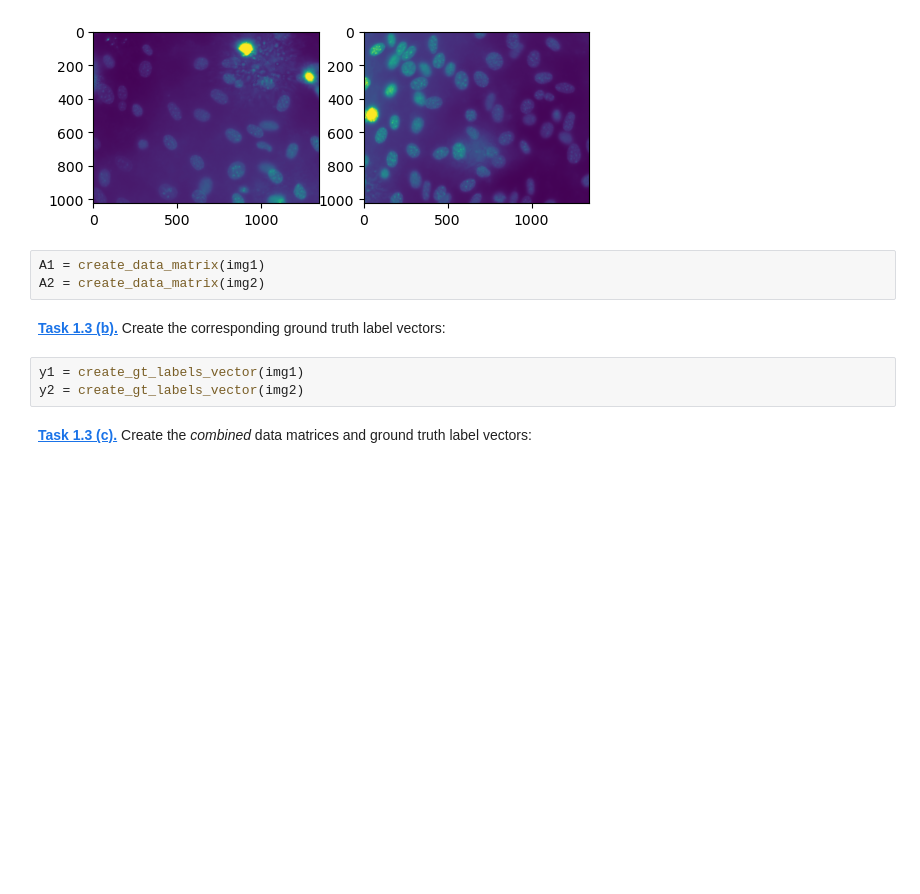
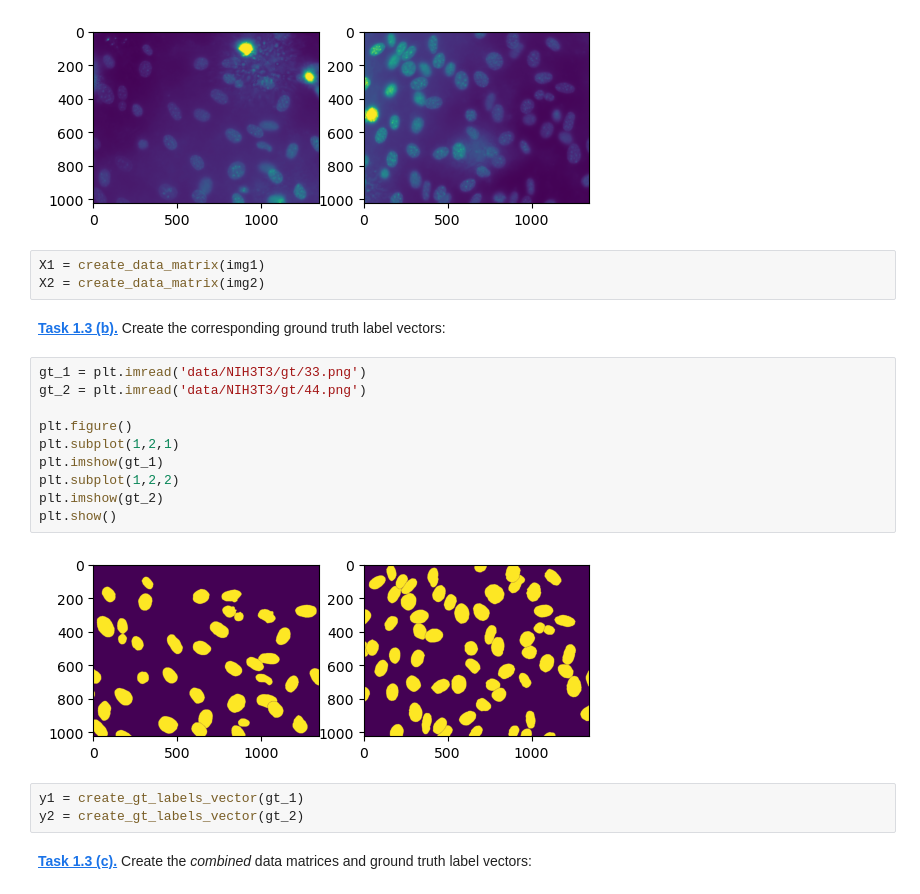
Before and after one commit to GusDonadel/mobifs5-python, a Jupyter notebook: svm_segm.ipynb, the cells around one changed output. Saved outputs shown, nothing was run; the diff lists cells and outputs as text; blank space fills up the shorter version.

```diff
--- a/svm_segm.ipynb
+++ b/svm_segm.ipynb
@@ -67,12 +69,24 @@ plt.show()
 # %% [output]
 [figure]
 # %%
-A1 = create_data_matrix(img1)
-A2 = create_data_matrix(img2)
+X1 = create_data_matrix(img1)
+X2 = create_data_matrix(img2)
 # %% [markdown]
 **[Task 1.3 (b).]()** Create the corresponding ground truth label vectors:
+# %%
+gt_1 = plt.imread('data/NIH3T3/gt/33.png')
+gt_2 = plt.imread('data/NIH3T3/gt/44.png')
+
+plt.figure()
+plt.subplot(1,2,1)
+plt.imshow(gt_1)
+plt.subplot(1,2,2)
+plt.imshow(gt_2)
+plt.show()
+# %% [output]
+[figure, added]
 # %%
-y1 = create_gt_labels_vector(img1)
-y2 = create_gt_labels_vector(img2)
+y1 = create_gt_labels_vector(gt_1)
+y2 = create_gt_labels_vector(gt_2)
 # %% [markdown]
 **[Task 1.3 (c).]()** Create the *combined* data matrices and ground truth label vectors:
```
Also changed, not shown: parts of 7 cells of this notebook, 3 other files.
